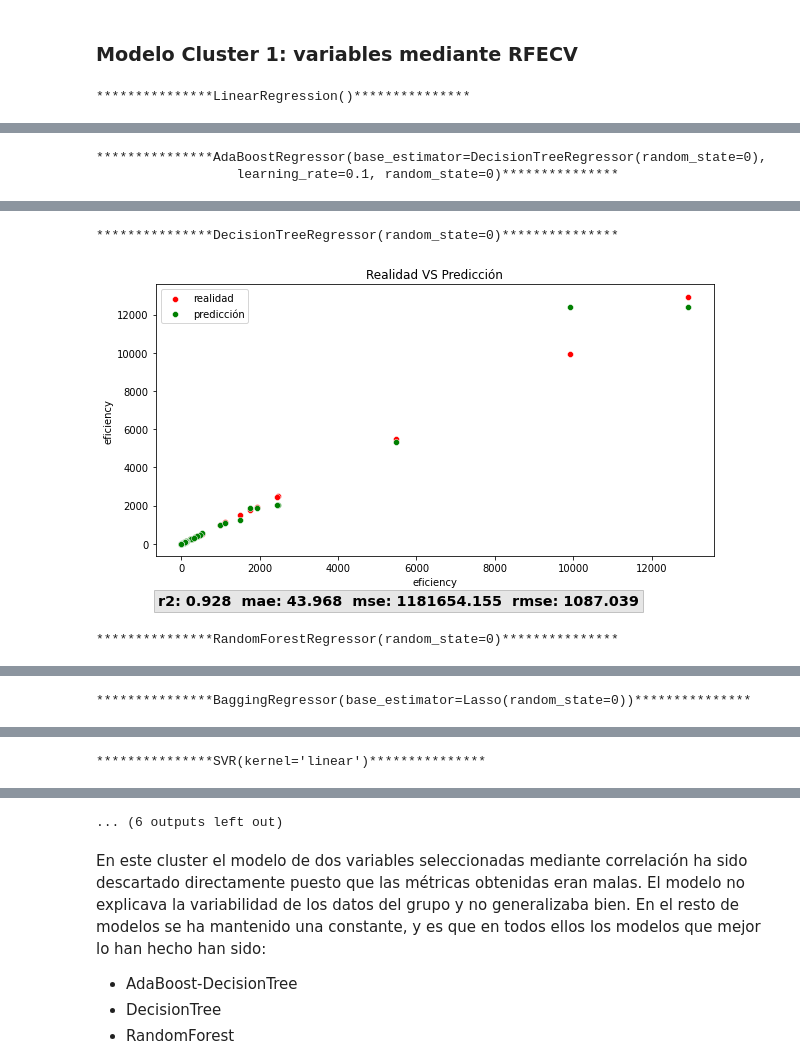
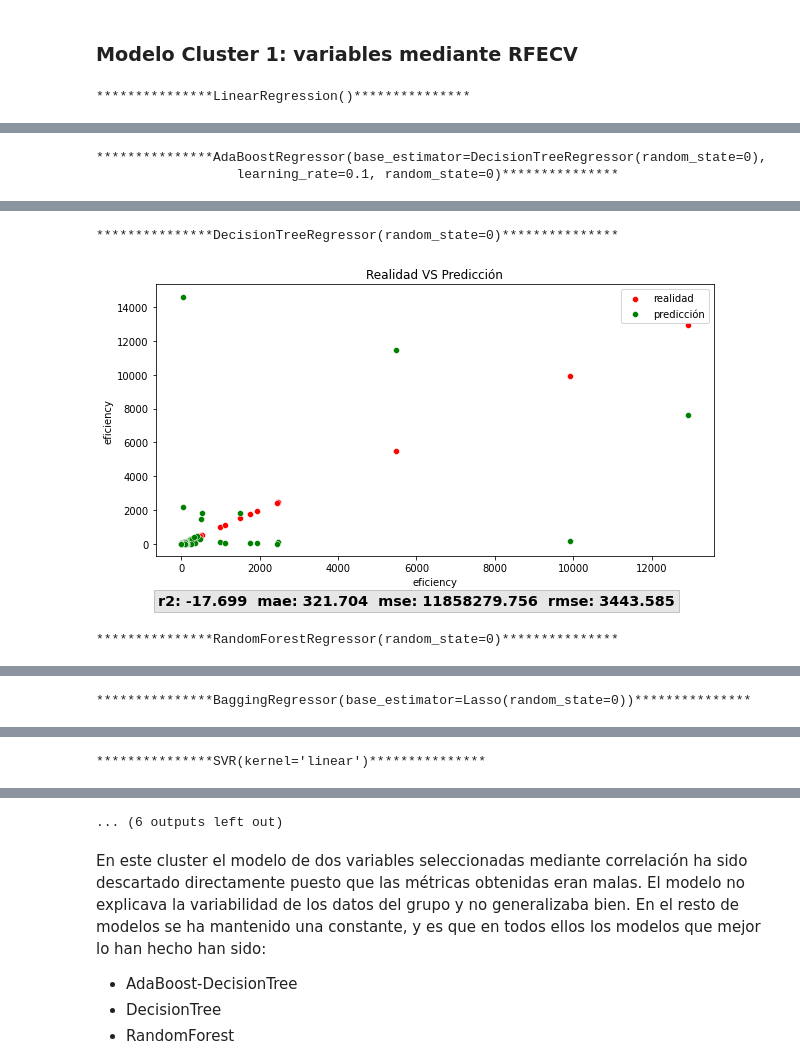
Before and after one commit to fersaol/The_Bridge_CO2_ML_Project, a Jupyter notebook: src/notebooks/Regression_byClusters.ipynb, the cells around one changed output, grey strips where cells are left out. Drawn from its saved outputs; the diff is of its cells as text; code cells hidden in the pictures.

```diff
--- a/src/notebooks/Regression_byClusters.ipynb
+++ b/src/notebooks/Regression_byClusters.ipynb
@@ -251,7 +251,7 @@ Para el cluster 1:
 y = df[df.clusters==1].eficiency
 X = df1[[x for x in df1.columns if x not in ["eficiency","clusters"]]]
 
-rfecv_1 = Predicting.seleccion_variables(X,y,estimadores)
+rfecv_1 = gp.seleccion_variables(X,y,estimadores)
 rfecv_1
 # %% [output]
 =======para el estimador AdaBoostRegressor() los datos han sido=======
@@ -721,9 +733,10 @@ Como RobustScaler scaler centra y escala los datos usando la mediana y el rango
 df_cluster = df_tuning[df_tuning.clusters==1].reset_index(drop=True)
 corr_vars = [x for x in df_cluster if x not in var_corr_1]
 
-x_train,x_test,y_train,y_test = gp.data_transform(df_cluster,RobustScaler(),
-                                                "eficiency",["energy_type"],
-                                                corr_vars)
+x_train,x_test,y_train,y_test = gp.data_transform(df_cluster,"eficiency",
+                                                RobustScaler(),
+                                                skip_t=["energy_type"],
+                                                skip_x=corr_vars)
 # %%
 for estimador in lista_estimadores:
     print(f"***************{str(estimador)}***************")
@@ -747,9 +760,11 @@ for estimador in lista_estimadores:
 ### Modelo Cluster 1: variables mediante Vif
 # %%
 vif_vars = [x for x in df_cluster if x not in var_vif_1]
-x_train,x_test,y_train,y_test = gp.data_transform(df_cluster,RobustScaler(),
-                                                "eficiency",["energy_type"],
-                                                vif_vars)
+
+x_train,x_test,y_train,y_test = gp.data_transform(df_cluster,"eficiency",
+                                                RobustScaler(),
+                                                skip_t=["energy_type"],
+                                                skip_x=vif_vars)
 for estimador in lista_estimadores:
     print(f"***************{str(estimador)}***************")
     Predicting.cross_val_regression(estimador,x_train,y_train,x_test,y_test)
@@ -772,9 +787,11 @@ for estimador in lista_estimadores:
 ### Modelo Cluster 1: variables mediante OLS de Statsmodels
 # %%
 ols_vars = ["use_intensity_pc"]
-x_train,x_test,y_train,y_test = gp.data_transform(df_cluster,RobustScaler(),
-                                                "eficiency",["energy_type"],
-                                                ols_vars)
+
+x_train,x_test,y_train,y_test = gp.data_transform(df_cluster,"eficiency",
+                                                RobustScaler(),
+                                                skip_t=["energy_type"],
+                                                skip_x=ols_vars)
 for estimador in lista_estimadores:
     print(f"***************{str(estimador)}***************")
     Predicting.cross_val_regression(estimador,x_train,y_train,x_test,y_test)
@@ -797,9 +814,11 @@ for estimador in lista_estimadores:
 ### Modelo Cluster 1: variables mediante RFECV
 # %%
 rfecv_vars = [x for x in df_cluster if x not in rfecv_vars_1]
-x_train,x_test,y_train,y_test = gp.data_transform(df_cluster,RobustScaler(),
-                                                "eficiency",["energy_type"],
-                                                rfecv_vars_1)
+
+x_train,x_test,y_train,y_test = gp.data_transform(df_cluster,"eficiency",
+                                                RobustScaler(),
+                                                skip_t=["energy_type"],
+                                                skip_x=rfecv_vars)
 for estimador in lista_estimadores:
     print(f"***************{str(estimador)}***************")
     Predicting.cross_val_regression(estimador,x_train,y_train,x_test,y_test)
@@ -812,3 +831,3 @@ for estimador in lista_estimadores:
 ***************DecisionTreeRegressor(random_state=0)***************
-[figure, old version]
+[figure, new version]
 ***************RandomForestRegressor(random_state=0)***************
```
Also changed, not shown: parts of 39 cells of this notebook, 7 other files.
